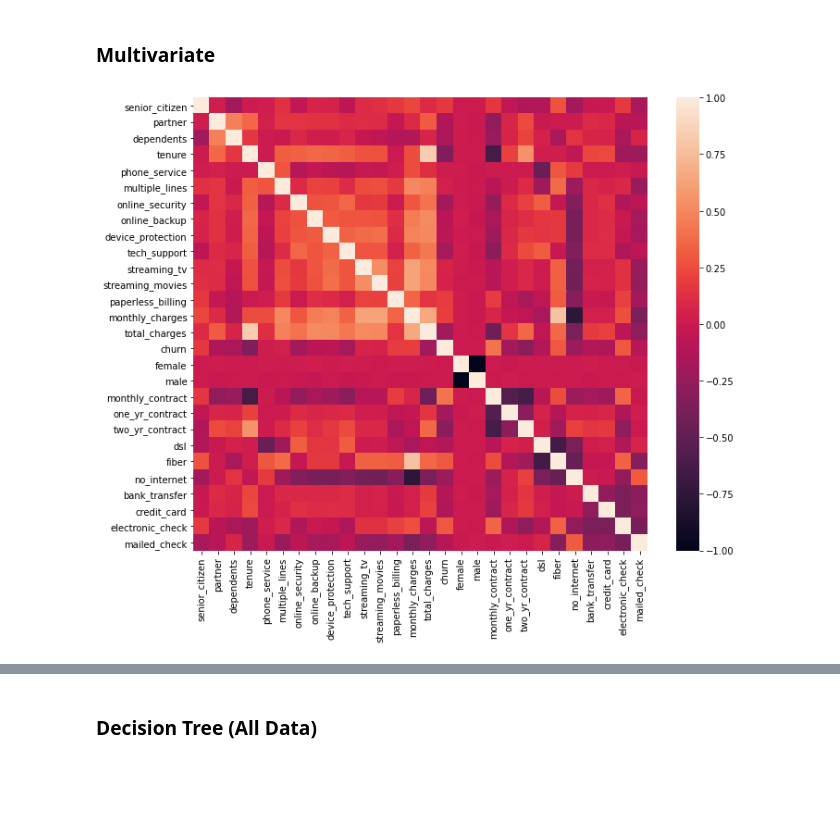
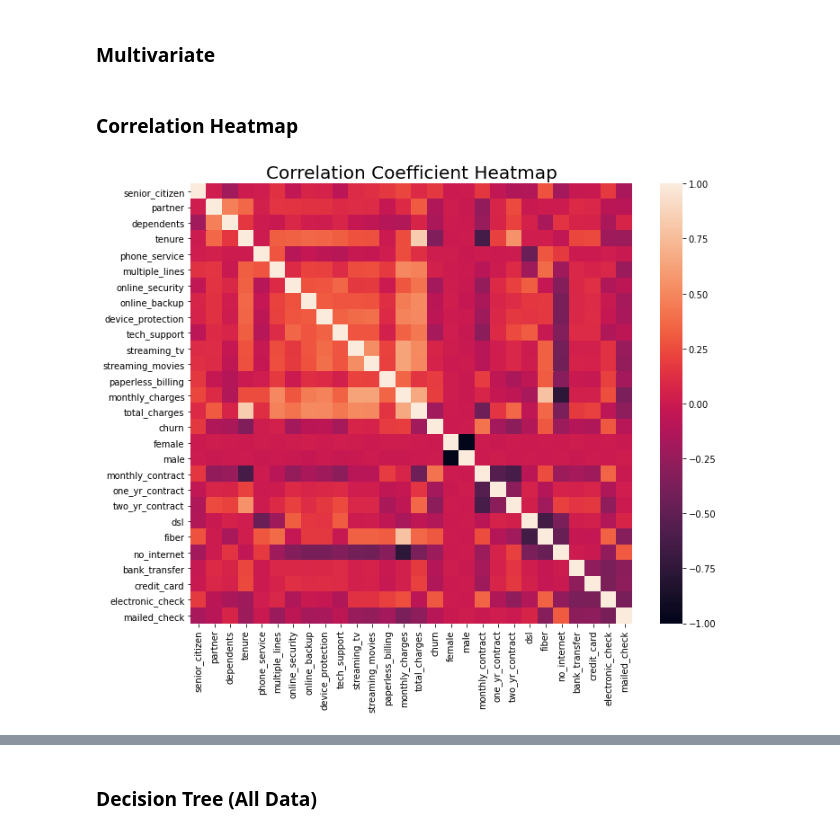
Before and after one commit to jeffakins/telco_project, a Jupyter notebook: telco_churn_report_final.ipynb, the cells around one changed output, grey strips where cells are left out. Cells and saved outputs as stored; diff of their text form; code cells hidden in the pictures; blank space fills up the shorter version.

```diff
--- a/telco_churn_report_final.ipynb
+++ b/telco_churn_report_final.ipynb
@@ -272,9 +281,12 @@ expected:
 ... (41 outputs left out)
 # %% [markdown]
 ### Multivariate
+# %% [markdown]
+### Correlation Heatmap
 # %%
 f, ax = plt.subplots(figsize=(11, 9))
-sns.heatmap(train.corr())
+sns.heatmap(train.corr()) # Pandas correlation using mehtod=pearson : standard correlation coefficient
+plt.title('Correlation Coefficient Heatmap', fontsize = 20)
 plt.show()
 # %% [output]
-[figure, old version]
+[figure, new version]
```
Also changed, not shown: parts of 16 cells of this notebook, 3 other files.
